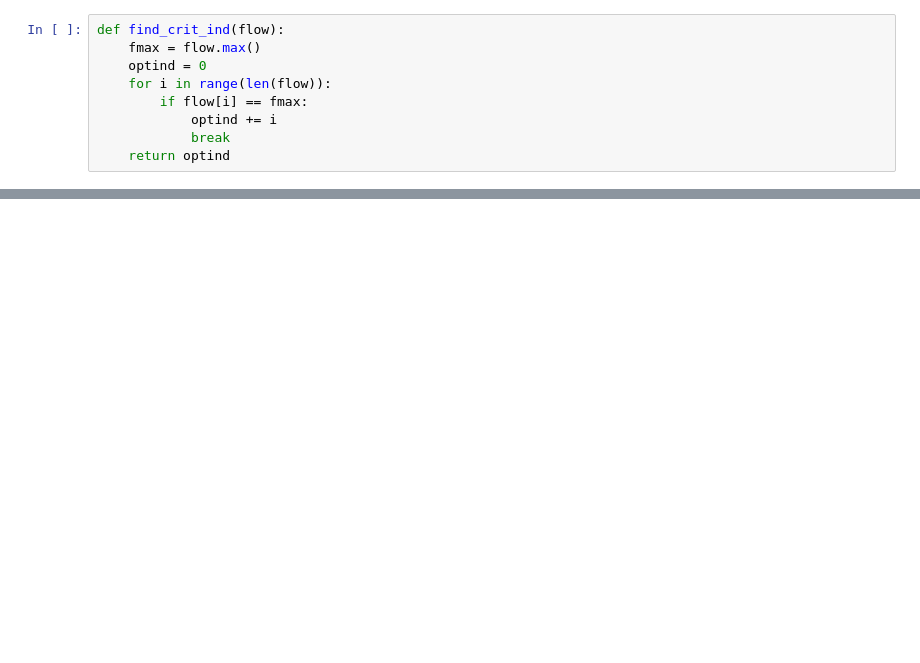
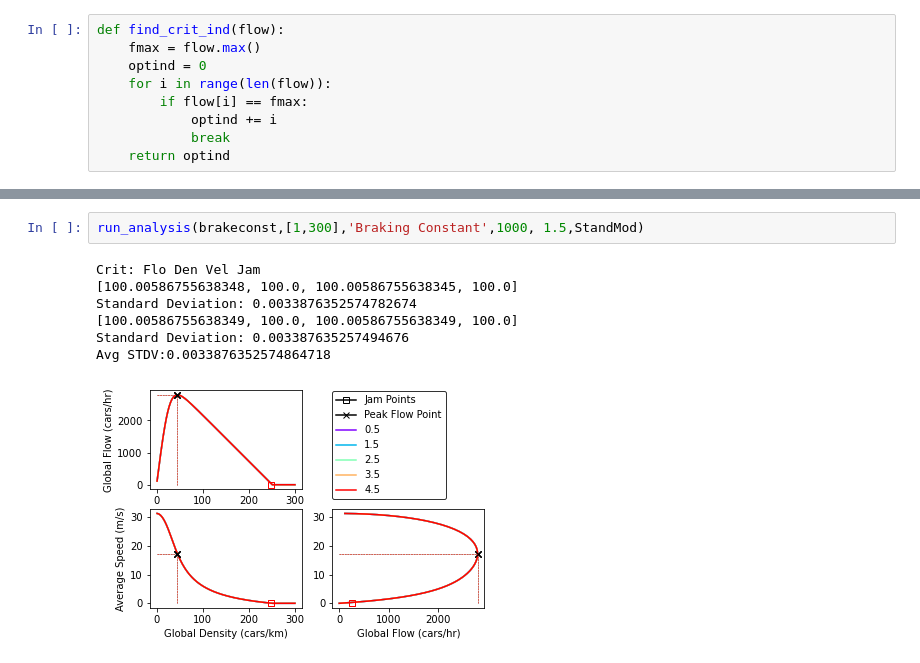
Before and after one commit to Samuel-Tho/IDM-Traffic-Sim, a Jupyter notebook: Basic Model Analysis.ipynb, the cells around one changed output, grey strips where cells are left out. Drawn from its saved outputs; the diff is of its cells as text; blank space fills up the shorter version.

```diff
--- a/Basic Model Analysis.ipynb
+++ b/Basic Model Analysis.ipynb
@@ -118,0 +201,10 @@ Crit: Flo Den Vel Jam
+# %%
+run_analysis(brakeconst,[1,300],'Braking Constant',1000, 1.5,StandMod)
+# %% [output]
+Crit: Flo Den Vel Jam
+[100.00586755638348, 100.0, 100.00586755638345, 100.0]
+Standard Deviation: 0.0033876352574782674
+[100.00586755638349, 100.0, 100.00586755638349, 100.0]
+Standard Deviation: 0.003387635257494676
+Avg STDV:0.0033876352574864718
+[figure, added]
```
Also changed, not shown: parts of 11 cells of this notebook, 4 other files.
